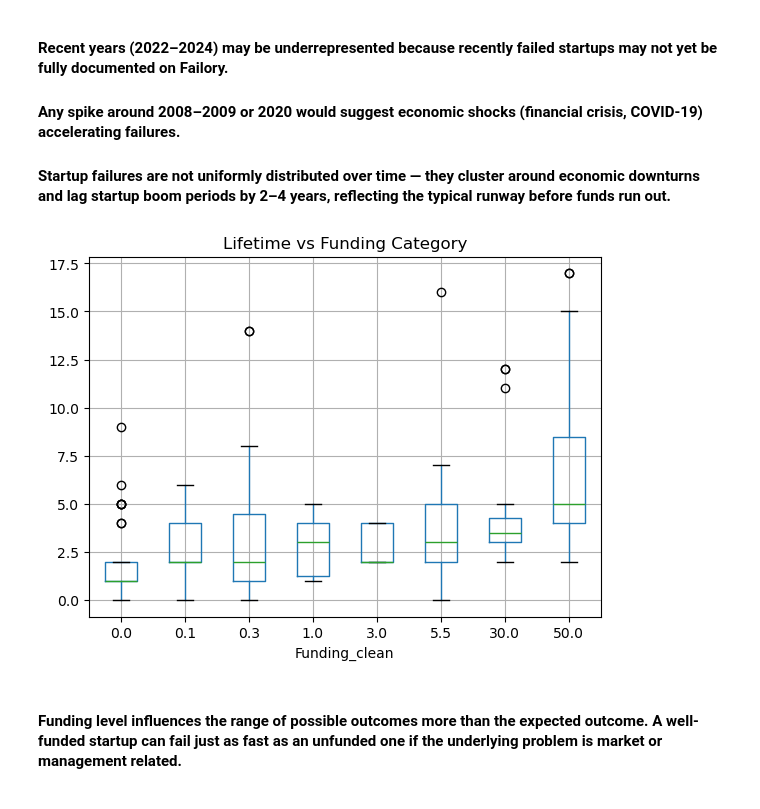
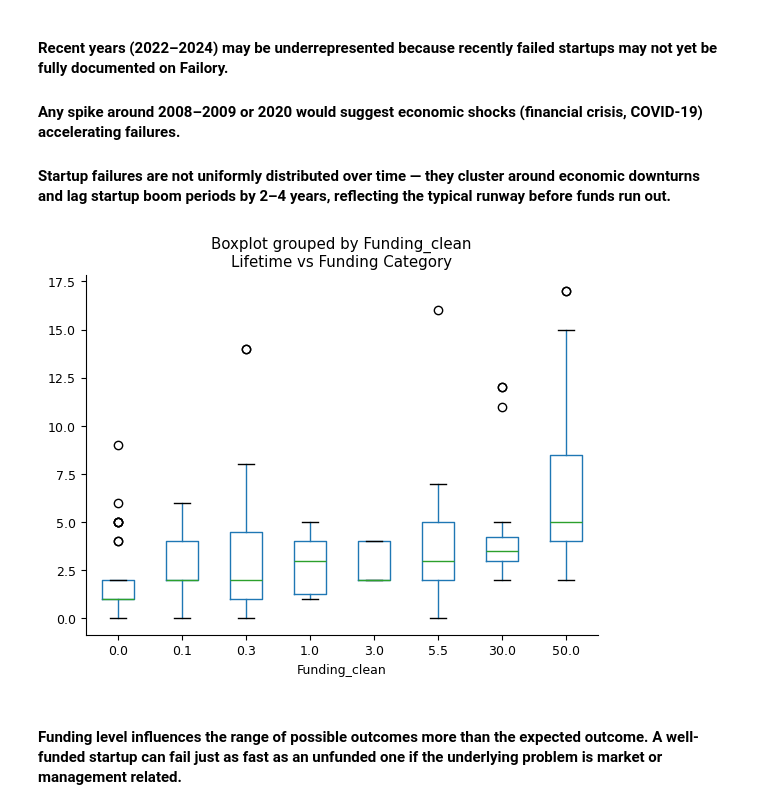
Before and after one commit to Pulak5/Startup-failure-analysis, a Jupyter notebook: analysis.ipynb, the cells around one changed output. Cells and saved outputs as stored; diff of their text form; code cells hidden in the pictures.

```diff
--- a/analysis.ipynb
+++ b/analysis.ipynb
@@ -168,10 +180,10 @@ plt.show()
 # %%
 df.boxplot(column='Lifetime', by='Funding_clean')
 plt.title("Lifetime vs Funding Category")
-plt.suptitle('')
+plt.grid(False)
 plt.show()
 # %% [output]
-[figure, old version]
+[figure, new version]
 # %% [markdown]
 #### Funding level influences the range of possible outcomes more than the expected outcome. A well-funded startup can fail just as fast as an unfunded one if the underlying problem is market or management related.
 # %%
```
Also changed, not shown: parts of 27 cells of this notebook, 1 other file.
